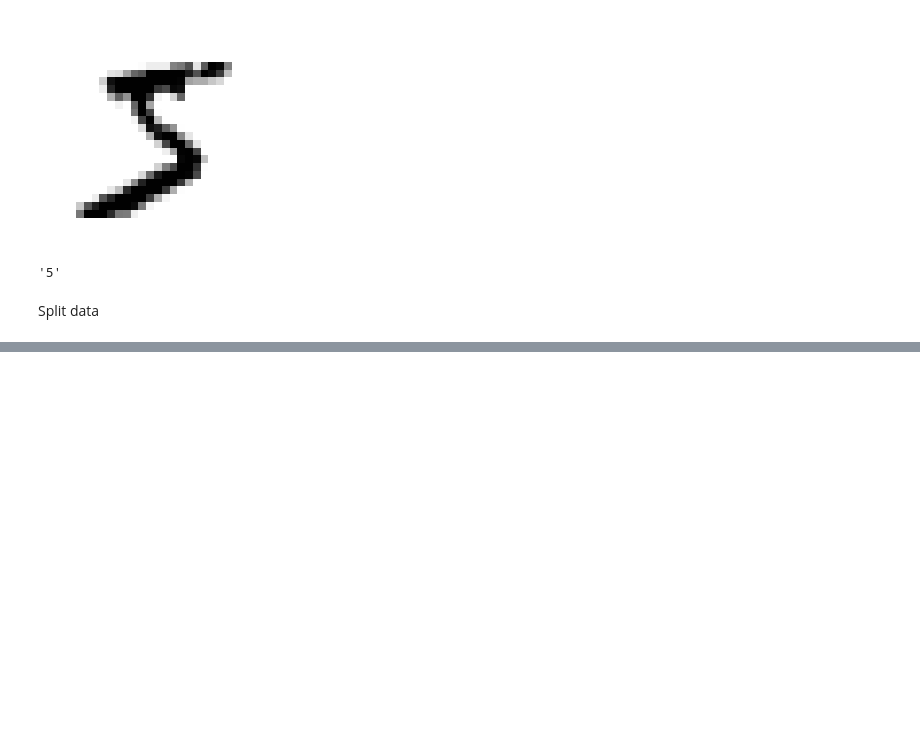
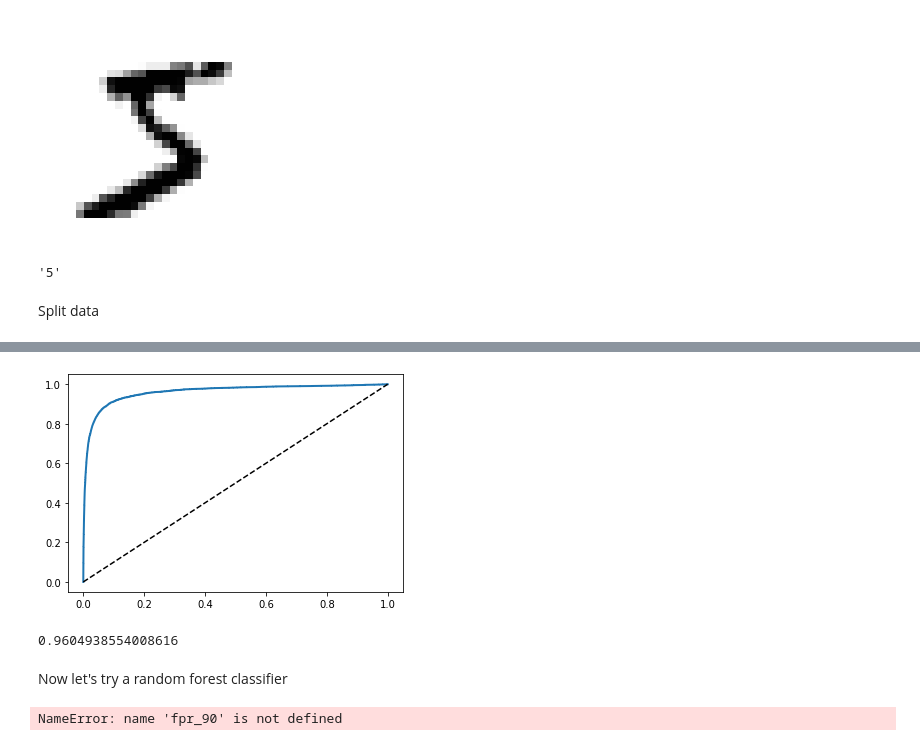
Before and after one commit to AlvaroValdelamar/Hands-On-ML-Projects, a Jupyter notebook: src/MNIST/model.ipynb, the cells around one changed output, grey strips where cells are left out. Saved outputs shown, nothing was run; the diff lists cells and outputs as text; code cells hidden in the pictures; blank space fills up the shorter version.

```diff
--- a/src/MNIST/model.ipynb
+++ b/src/MNIST/model.ipynb
@@ -44,0 +131,18 @@ X_train, X_test, y_train, y_test = X[:60000], X[60000:], y[:60000], y[60000:]
+# %%
+from sklearn.metrics import roc_curve
+fpr, tpr, thresholds = roc_curve(y_train_5, y_scores)
+# %%
+def plot_roc_curve(fpr, tpr, label=None):
+    plt.plot(fpr, tpr, linewidth=2, label=label)
+    plt.plot([0, 1], [0, 1], 'k--') # Dashed diagonal
+    #[...] # Add axis labels and grid
+plot_roc_curve(fpr, tpr)
+# %% [output]
+[figure, added]
+# %%
+from sklearn.metrics import roc_auc_score
+roc_auc_score(y_train_5, y_scores)
+# %% [output]
+0.9604938554008616
+# %% [markdown]
+Now let's try a random forest classifier
@@ -44,0 +157,17 @@ X_train, X_test, y_train, y_test = X[:60000], X[60000:], y[:60000], y[60000:]
+# %%
+recall_for_forest = tpr_forest[np.argmax(fpr_forest >= fpr_90)]
+
+plt.figure(figsize=(8, 6))
+plt.plot(fpr, tpr, "b:", linewidth=2, label="SGD")
+plot_roc_curve(fpr_forest, tpr_forest, "Random Forest")
+plt.plot([fpr_90, fpr_90], [0., recall_90_precision], "r:")
+plt.plot([0.0, fpr_90], [recall_90_precision, recall_90_precision], "r:")
+plt.plot([fpr_90], [recall_90_precision], "ro")
+plt.plot([fpr_90, fpr_90], [0., recall_for_forest], "r:")
+plt.plot([fpr_90], [recall_for_forest], "ro")
+plt.grid(True)
+plt.legend(loc="lower right", fontsize=16)
+save_fig("roc_curve_comparison_plot")
+plt.show()
+# %% [output]
+NameError: name 'fpr_90' is not defined
```
Also changed, not shown: parts of 34 cells of this notebook.
